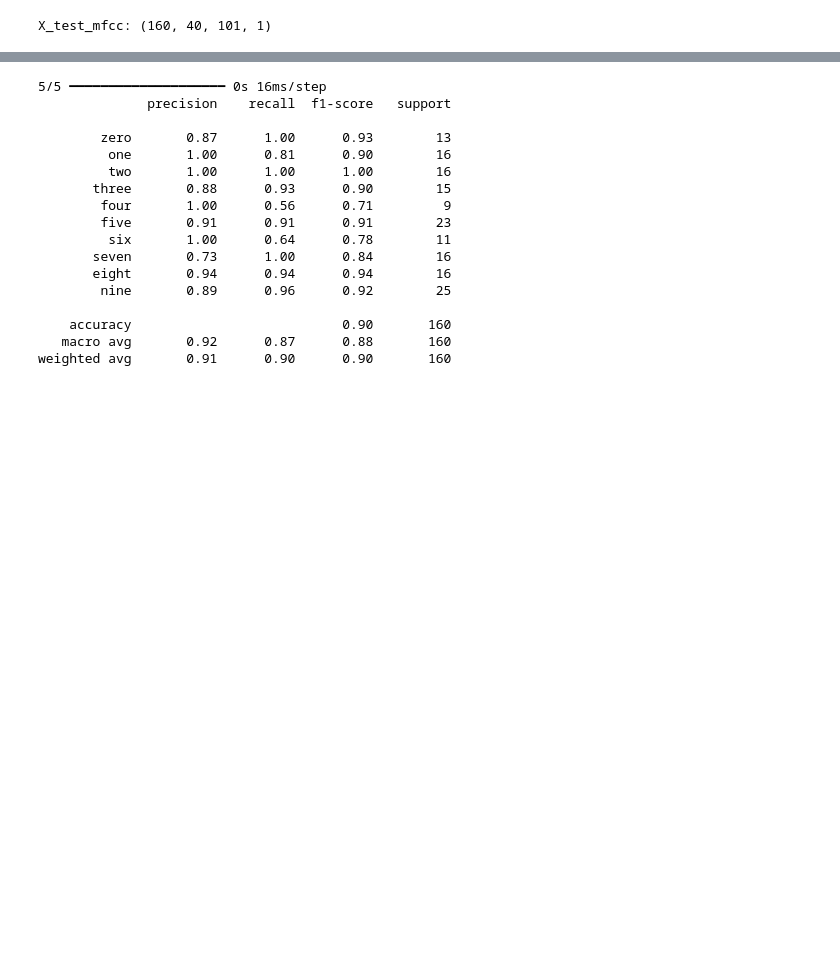
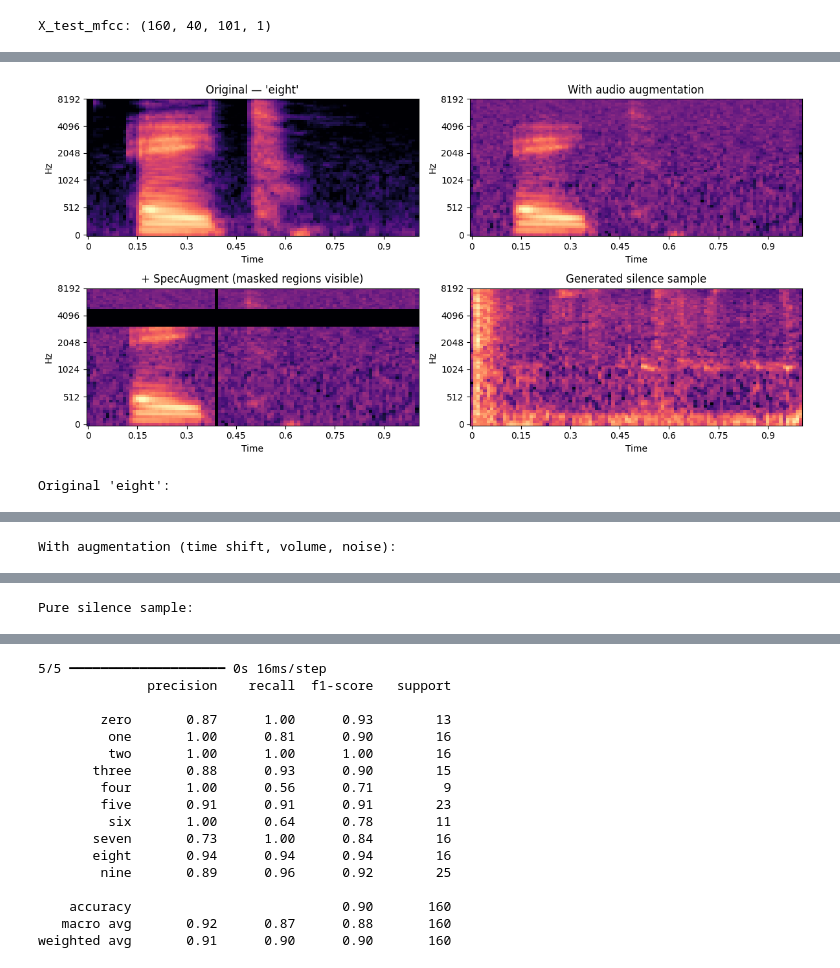
Before and after one commit to NicolasCatoiu/DAT255-Project-V26-Gr30, a Jupyter notebook: notebooks/exploration.ipynb, the cells around one changed output, grey strips where cells are left out. Drawn from its saved outputs; the diff is of its cells as text; code cells hidden in the pictures; blank space fills up the shorter version.

```diff
--- a/notebooks/exploration.ipynb
+++ b/notebooks/exploration.ipynb
@@ -446,0 +686,59 @@ All arrays saved to disk
+# %%
+# Visualize one original and its augmented versions
+import IPython.display as ipd
+
+# Pick a digit sample
+example = None
+for ex in dataset_digits["train"]:
+    if ex["label"] != silence_original_id:
+        example = ex
+        break
+
+audio = np.array(example["audio"]["array"], dtype=np.float32)
+if len(audio) < 16000:
+    audio = np.pad(audio, (0, 16000 - len(audio)))
+word = label_names[example["label"]]
+
+# Apply augmentation 3 times with different random seeds
+fig, axes = plt.subplots(2, 2, figsize=(12, 6))
+
+# Original
+mel_orig = audio_to_mel_from_array(audio)
+librosa.display.specshow(mel_orig[:, :, 0], sr=16000, hop_length=160,
+                          x_axis='time', y_axis='mel', ax=axes[0, 0])
+axes[0, 0].set_title(f"Original — '{word}'")
+
+# With time shift + volume
+aug1 = augment_audio(audio.copy(), noise_clips=silence_clips_train)
+mel_aug1 = audio_to_mel_from_array(aug1)
+librosa.display.specshow(mel_aug1[:, :, 0], sr=16000, hop_length=160,
+                          x_axis='time', y_axis='mel', ax=axes[0, 1])
+axes[0, 1].set_title("With audio augmentation")
+
+# With SpecAugment on top
+mel_spec_aug = spec_augment(mel_aug1)
+librosa.display.specshow(mel_spec_aug[:, :, 0], sr=16000, hop_length=160,
+                          x_axis='time', y_axis='mel', ax=axes[1, 0])
+axes[1, 0].set_title("+ SpecAugment (masked regions visible)")
+
+# Silence sample for comparison
+silence_sample = sample_silence_window(silence_clips_train[0])
+mel_silence = audio_to_mel_from_array(silence_sample)
+librosa.display.specshow(mel_silence[:, :, 0], sr=16000, hop_length=160,
+                          x_axis='time', y_axis='mel', ax=axes[1, 1])
+axes[1, 1].set_title("Generated silence sample")
+
+plt.tight_layout()
+plt.savefig(os.path.join(RESULTS_DIR, "augmentation_examples.png"))
+plt.show()
+
+# Listen to augmented version
+print(f"Original '{word}':")
+ipd.display(ipd.Audio(audio, rate=16000))
+print("With augmentation (time shift, volume, noise):")
+ipd.display(ipd.Audio(aug1, rate=16000))
+print("Pure silence sample:")
+ipd.display(ipd.Audio(silence_sample, rate=16000))
+# %% [output]
+[figure, added]
+Original 'eight':
@@ -446,0 +746 @@ All arrays saved to disk
+With augmentation (time shift, volume, noise):
@@ -446,0 +748 @@ All arrays saved to disk
+Pure silence sample:
```
Also changed, not shown: parts of 10 cells of this notebook, 11 other files.
